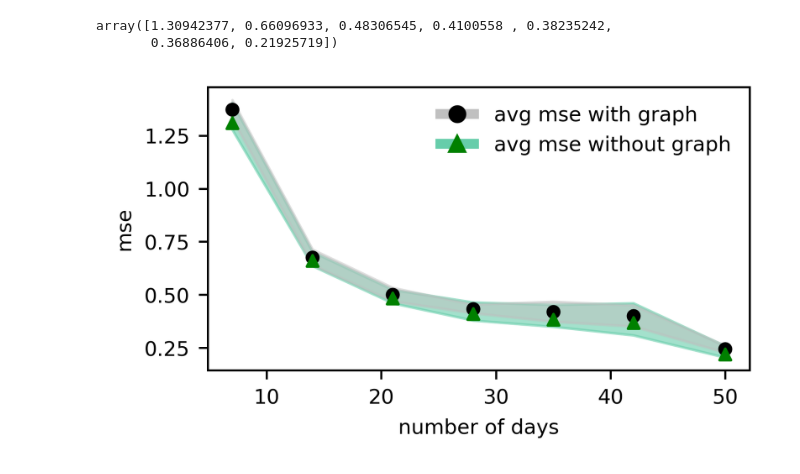
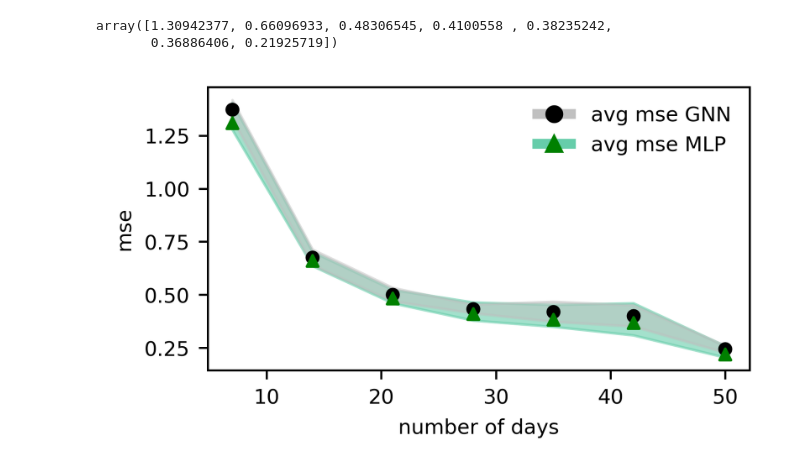
Before and after one commit to Qing1011/branchingmodel, a Jupyter notebook: notebook/GNN_notebook/compare the g and ng.ipynb, the cells around one changed output. Cells and saved outputs as stored; diff of their text form; code cells hidden in the pictures.

```diff
--- a/notebook/GNN_notebook/compare the g and ng.ipynb
+++ b/notebook/GNN_notebook/compare the g and ng.ipynb
@@ -44,7 +44,7 @@ lr_ary[list(range(0,70,7))]
 # %% [output]
 array([0.25, 0.25, 0.25, 0.25, 0.25, 0.25, 0.25, 0.25, 0.25, 0.25])
 # %%
-file_dir = '/Users/qingyao/Documents/branching_data/gnn_regression/'
+file_dir = '/Users/qingyao/../../Volumes/Seagate_Qing/branching_data/gnn_regression_2d5/including_large_r/'
 # %%
 def find_best_learning_rate_and_test_mse(file_dir, x_number, slipt, lr_list, g=True):
     if g:
@@ -129,32 +129,32 @@ class CustomHandlerG:
         x0, y0 = handlebox.xdescent, handlebox.ydescent
         width, height = handlebox.width, handlebox.height
         patch = mpatches.Rectangle([x0, y0 + height*0.25], width, height*0.5, color='silver', alpha=1, transform=handlebox.get_transform())
         dot = mlines.Line2D([x0 + width*0.5], [y0 + height*0.5], linestyle='none', marker='o', color='black', transform=handlebox.get_transform())
         handlebox.add_artist(patch)
         handlebox.add_artist(dot)
         return [patch, dot]
 
 class CustomHandlerNG:
     def legend_artist(self, legend, orig_handle, fontsize, handlebox):
         x0, y0 = handlebox.xdescent, handlebox.ydescent
         width, height = handlebox.width, handlebox.height
         patch = mpatches.Rectangle([x0, y0 + height*0.25], width, height*0.5, color='mediumaquamarine', alpha=1, transform=handlebox.get_transform())
         dot = mlines.Line2D([x0 + width*0.5], [y0 + height*0.5], linestyle='none', marker='^', color='green', transform=handlebox.get_transform())
         handlebox.add_artist(patch)
         handlebox.add_artist(dot)
         return [patch, dot]
 
 # Create legend
 plt.legend([scatter_g, scatter_ng],
-           ['avg mse with graph', 'avg mse without graph'],
+           ['avg mse GNN', 'avg mse MLP'],
            handler_map={scatter_g: CustomHandlerG(), scatter_ng: CustomHandlerNG()},
            loc='best',frameon=False,fontsize=8)
 
 plt.xlabel('number of days',size=8)
 plt.ylabel('mse',size=8)
 ax.tick_params(axis='both', labelsize=8)
 # plt.legend(frameon=False,fontsize=8)
 plt.savefig("mlp_vs_gnn.pdf", bbox_inches='tight', pad_inches=0)
 # plt.savefig('mlp_vs_gnn.eps',bbox_inches='tight',format='eps')
 # %% [output]
-[figure, old version]
+[figure, new version]
```
Also changed, not shown: parts of 24 cells of this notebook, 9 other files.
